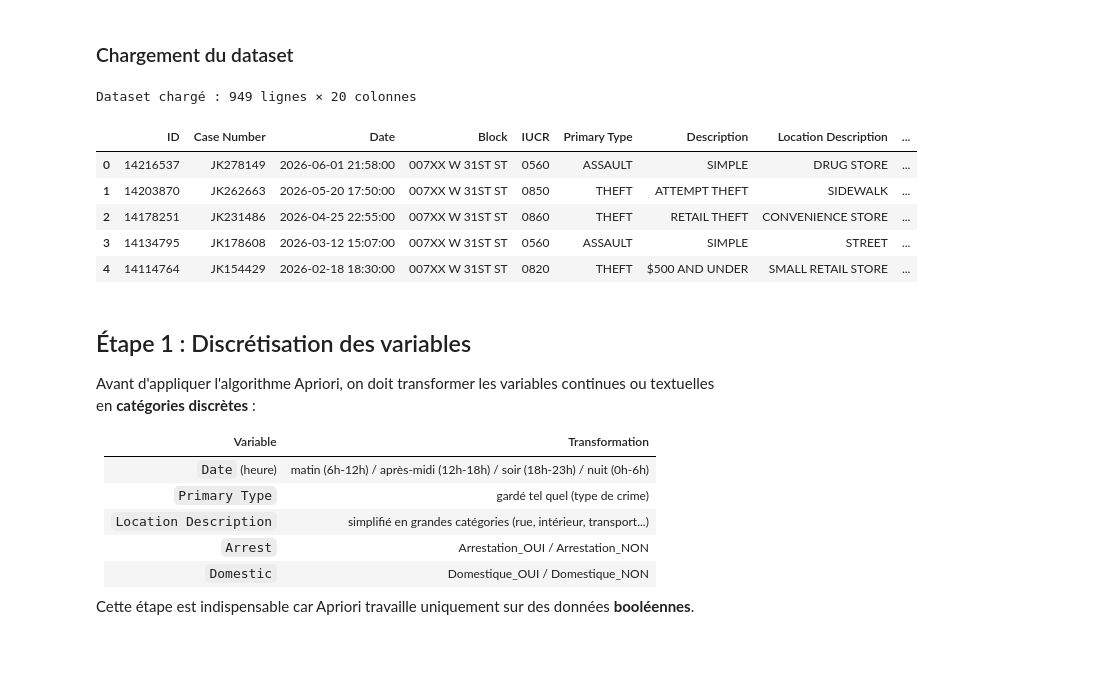
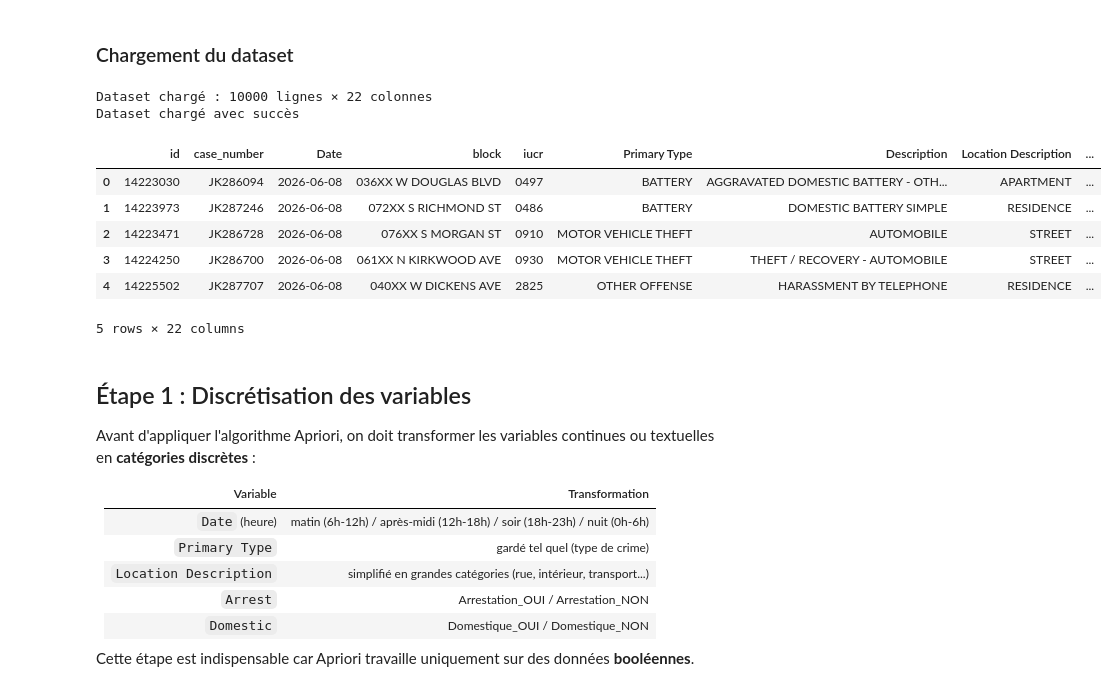
Before and after one commit to akavuansiko/chicago-crime-analysis, a Jupyter notebook: notebooks/pattern_mining.ipynb, the cells around one changed output. Drawn from its saved outputs; the diff is of its cells as text; code cells hidden in the pictures; blank space fills up the shorter version.

```diff
--- a/notebooks/pattern_mining.ipynb
+++ b/notebooks/pattern_mining.ipynb
@@ -19,25 +22,62 @@ pio.renderers.default = "notebook"
 # %% [markdown]
 ### Chargement du dataset
-# %%
-# Fonction pour charger le dataset
-# Input : chemin vers le fichier CSV
-# Output : DataFrame pandas nettoyé
-def load_data(path="../data/chicago_crime.csv"):
-    df = pd.read_csv(path)
-    df["Date"] = pd.to_datetime(df["Date"], format="mixed")
-    return df
-
-df = load_data()
-print(f"Dataset chargé : {df.shape[0]} lignes × {df.shape[1]} colonnes")
-df.head()
-# %% [output]
-Dataset chargé : 949 lignes × 20 colonnes
-|  | ID | Case Number | Date | Block | IUCR | Primary Type | Description | Location Description | ... |
-| 0 | 14216537 | JK278149 | 2026-06-01 21:58:00 | 007XX W 31ST ST | 0560 | ASSAULT | SIMPLE | DRUG STORE | ... |
-| 1 | 14203870 | JK262663 | 2026-05-20 17:50:00 | 007XX W 31ST ST | 0850 | THEFT | ATTEMPT THEFT | SIDEWALK | ... |
-| 2 | 14178251 | JK231486 | 2026-04-25 22:55:00 | 007XX W 31ST ST | 0860 | THEFT | RETAIL THEFT | CONVENIENCE STORE | ... |
-| 3 | 14134795 | JK178608 | 2026-03-12 15:07:00 | 007XX W 31ST ST | 0560 | ASSAULT | SIMPLE | STREET | ... |
-| 4 | 14114764 | JK154429 | 2026-02-18 18:30:00 | 007XX W 31ST ST | 0820 | THEFT | $500 AND UNDER | SMALL RETAIL STORE | ... |
+# %%
+import sys
+import pandas as pd
+
+def load_data(limit=10000):
+
+    url = (
+        f"https://data.cityofchicago.org/resource/ijzp-q8t2.csv"
+        f"?$limit={limit}"
+        f"&$order=date%20DESC"
+        f"&$where=latitude%20IS%20NOT%20NULL"
+    )
+
+    # Fix SSL uniquement sur Mac (Python 3.12 ne trouve pas les certificats système)
+    if sys.platform == "darwin":
+        import requests
+        import io
+        import certifi
+        response = requests.get(url, verify=certifi.where())
+        df = pd.read_csv(io.StringIO(response.text))
+    else:
+        df = pd.read_csv(url)
+
+    # Renommage des colonnes (l'API retourne en minuscules)
+    df = df.rename(columns={
+        'latitude'            : 'Latitude',
+        'longitude'           : 'Longitude',
+        'primary_type'        : 'Primary Type',
+        'arrest'              : 'Arrest',
+        'date'                : 'Date',
+        'location_description': 'Location Description',
+        'domestic'            : 'Domestic',
+        'beat'                : 'Beat',
+        'ward'                : 'Ward',
+        'fbi_code'            : 'FBI Code',
+        'year'                : 'Year',
+        'description'         : 'Description'
+    })
+
+    df["Date"] = pd.to_datetime(df["Date"], format="mixed")
+
+    print(f"Dataset chargé : {df.shape[0]} lignes × {df.shape[1]} colonnes")
+    return df
+
+df = load_data()
+print("Dataset chargé avec succès")
+df.head()
+# %% [output]
+Dataset chargé : 10000 lignes × 22 colonnes
+Dataset chargé avec succès
+|  | id | case_number | Date | block | iucr | Primary Type | Description | Location Description | ... |
+| 0 | 14223030 | JK286094 | 2026-06-08 | 036XX W DOUGLAS BLVD | 0497 | BATTERY | AGGRAVATED DOMESTIC BATTERY - OTH... | APARTMENT | ... |
+| 1 | 14223973 | JK287246 | 2026-06-08 | 072XX S RICHMOND ST | 0486 | BATTERY | DOMESTIC BATTERY SIMPLE | RESIDENCE | ... |
+| 2 | 14223471 | JK286728 | 2026-06-08 | 076XX S MORGAN ST | 0910 | MOTOR VEHICLE THEFT | AUTOMOBILE | STREET | ... |
+| 3 | 14224250 | JK286700 | 2026-06-08 | 061XX N KIRKWOOD AVE | 0930 | MOTOR VEHICLE THEFT | THEFT / RECOVERY - AUTOMOBILE | STREET | ... |
+| 4 | 14225502 | JK287707 | 2026-06-08 | 040XX W DICKENS AVE | 2825 | OTHER OFFENSE | HARASSMENT BY TELEPHONE | RESIDENCE | ... |
+5 rows × 22 columns
 # %% [markdown]
 ## Étape 1 : Discrétisation des variables
 
```
Also changed, not shown: parts of 13 cells of this notebook.
